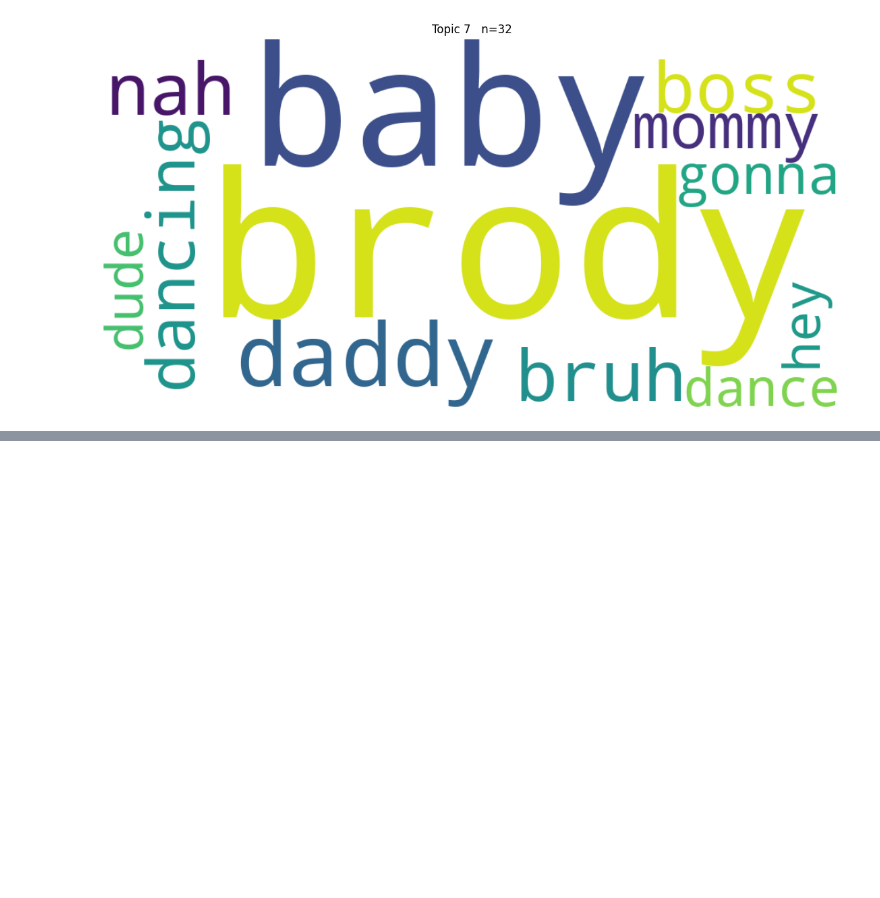
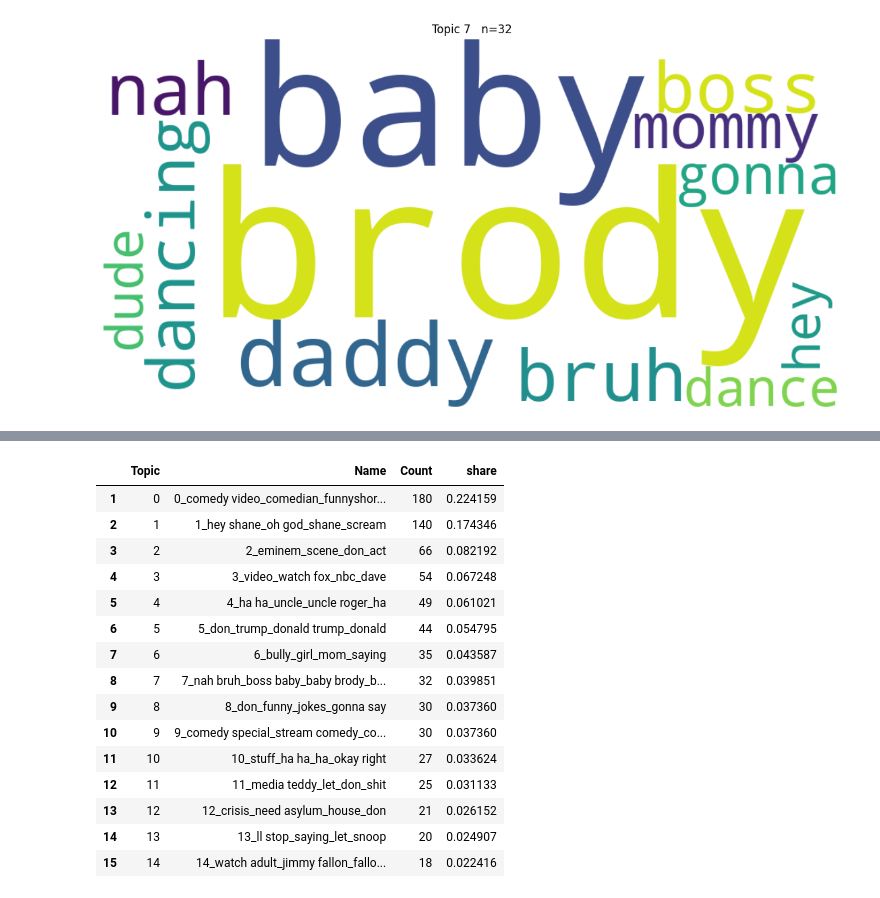
Before and after one commit to syd-kiwi/humor-harm-api, a Jupyter notebook: scripts/topic_analysis/bert_analysis.ipynb, the cells around one changed output, grey strips where cells are left out. Saved outputs shown, nothing was run; the diff lists cells and outputs as text; code cells hidden in the pictures; blank space fills up the shorter version.

```diff
--- a/scripts/topic_analysis/bert_analysis.ipynb
+++ b/scripts/topic_analysis/bert_analysis.ipynb
@@ -134,0 +182,23 @@ topic_counts.head(15)
+# %%
+df["share"] = df["Count"] / df["Count"].sum()
+
+df = df.sort_values("share", ascending=False)
+
+display(df[["Topic","Name","Count","share"]].head(15))
+# %% [output]
+|  | Topic | Name | Count | share |
+| 1 | 0 | 0_comedy video_comedian_funnyshor... | 180 | 0.224159 |
+| 2 | 1 | 1_hey shane_oh god_shane_scream | 140 | 0.174346 |
+| 3 | 2 | 2_eminem_scene_don_act | 66 | 0.082192 |
+| 4 | 3 | 3_video_watch fox_nbc_dave | 54 | 0.067248 |
+| 5 | 4 | 4_ha ha_uncle_uncle roger_ha | 49 | 0.061021 |
+| 6 | 5 | 5_don_trump_donald trump_donald | 44 | 0.054795 |
+| 7 | 6 | 6_bully_girl_mom_saying | 35 | 0.043587 |
+| 8 | 7 | 7_nah bruh_boss baby_baby brody_b... | 32 | 0.039851 |
+| 9 | 8 | 8_don_funny_jokes_gonna say | 30 | 0.037360 |
+| 10 | 9 | 9_comedy special_stream comedy_co... | 30 | 0.037360 |
+| 11 | 10 | 10_stuff_ha ha_ha_okay right | 27 | 0.033624 |
+| 12 | 11 | 11_media teddy_let_don_shit | 25 | 0.031133 |
+| 13 | 12 | 12_crisis_need asylum_house_don | 21 | 0.026152 |
+| 14 | 13 | 13_ll stop_saying_let_snoop | 20 | 0.024907 |
+| 15 | 14 | 14_watch adult_jimmy fallon_fallo... | 18 | 0.022416 |
```
Also changed, not shown: parts of 8 cells of this notebook.
